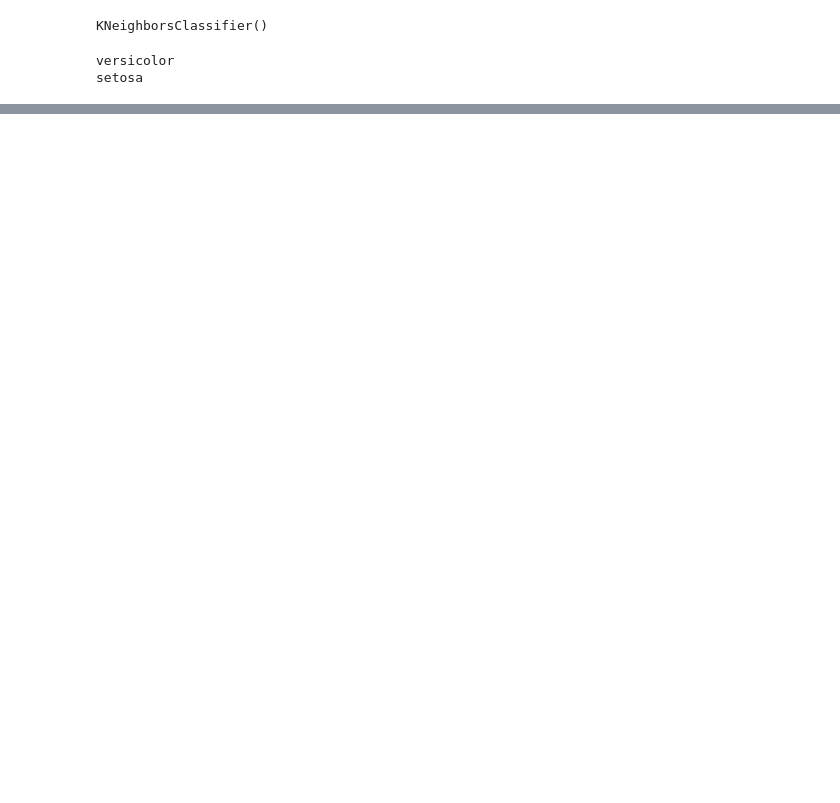
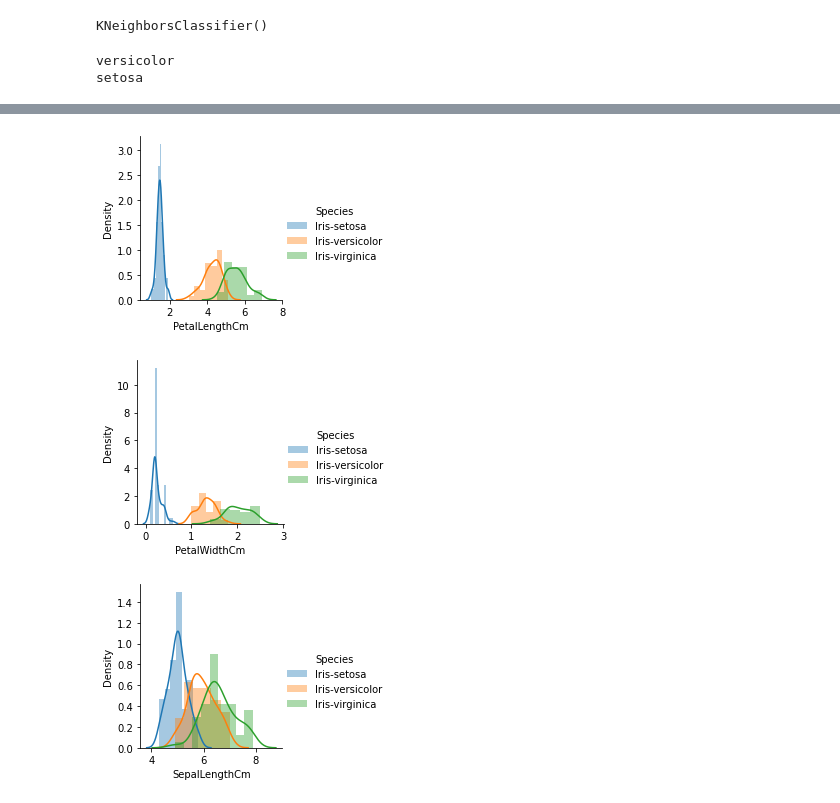
Before and after one commit to Sobariyah1001/datamining, a Jupyter notebook: _sources/Tugas.ipynb, the cells around one changed output, grey strips where cells are left out. Drawn from its saved outputs; the diff is of its cells as text; code cells hidden in the pictures; blank space fills up the shorter version.

```diff
--- a/_sources/Tugas.ipynb
+++ b/_sources/Tugas.ipynb
@@ -373,0 +833,3 @@ setosa
+# %%
+iris = pd.read_csv("https://raw.githubusercontent.com/Sobariyah1001/dataset/main/Iris.csv")
+x = iris.iloc[:, [0, 1, 2, 3]].values
@@ -373,0 +904,9 @@ setosa
+# %%
+sns.FacetGrid(iris,hue="Species",size=3).map(sns.distplot,"PetalLengthCm").add_legend()
+sns.FacetGrid(iris,hue="Species",size=3).map(sns.distplot,"PetalWidthCm").add_legend()
+sns.FacetGrid(iris,hue="Species",size=3).map(sns.distplot,"SepalLengthCm").add_legend()
+plt.show()
+# %% [output]
+[figure, added]
+[figure, added]
+[figure, added]
```
Also changed, not shown: parts of 67 cells of this notebook, 19 other files.
